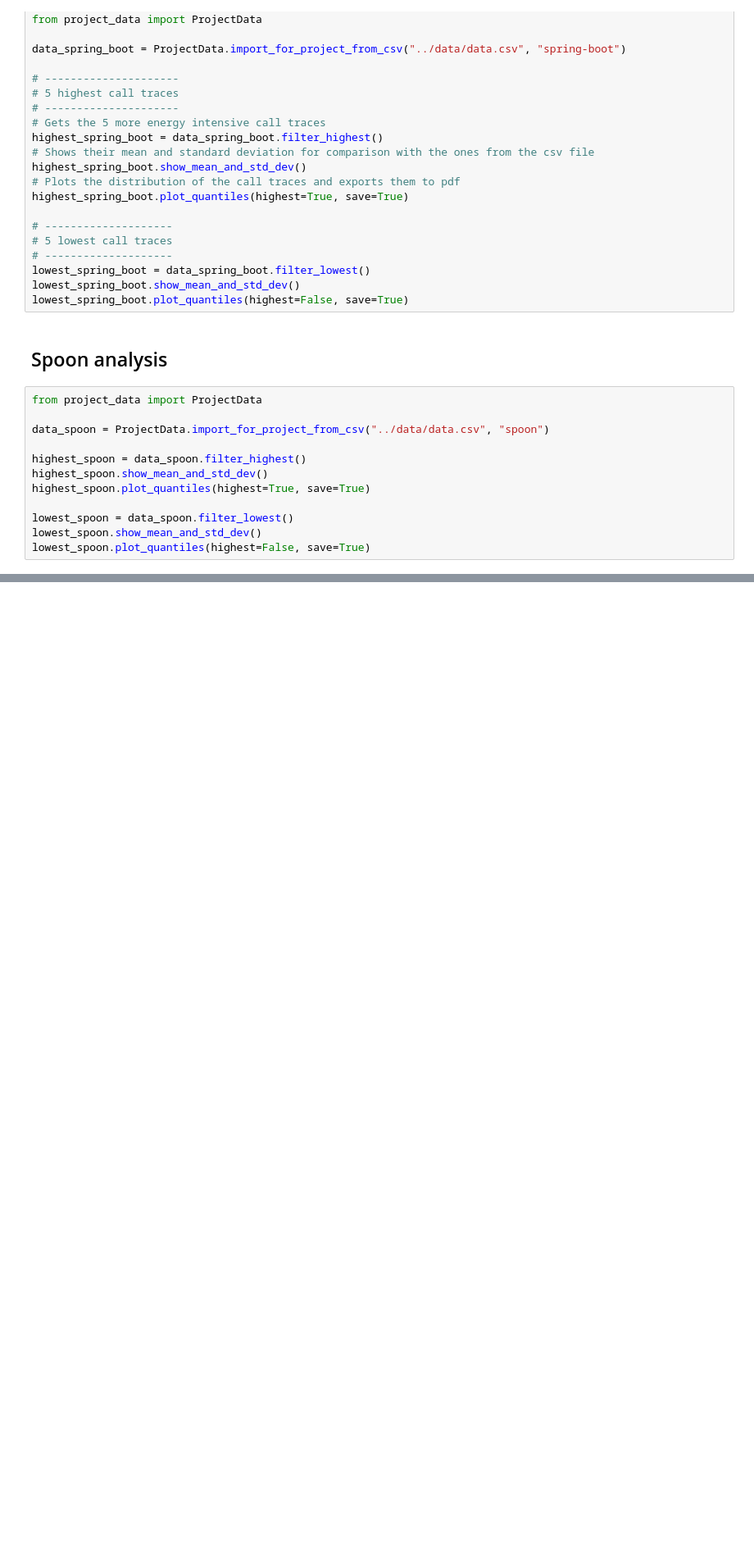
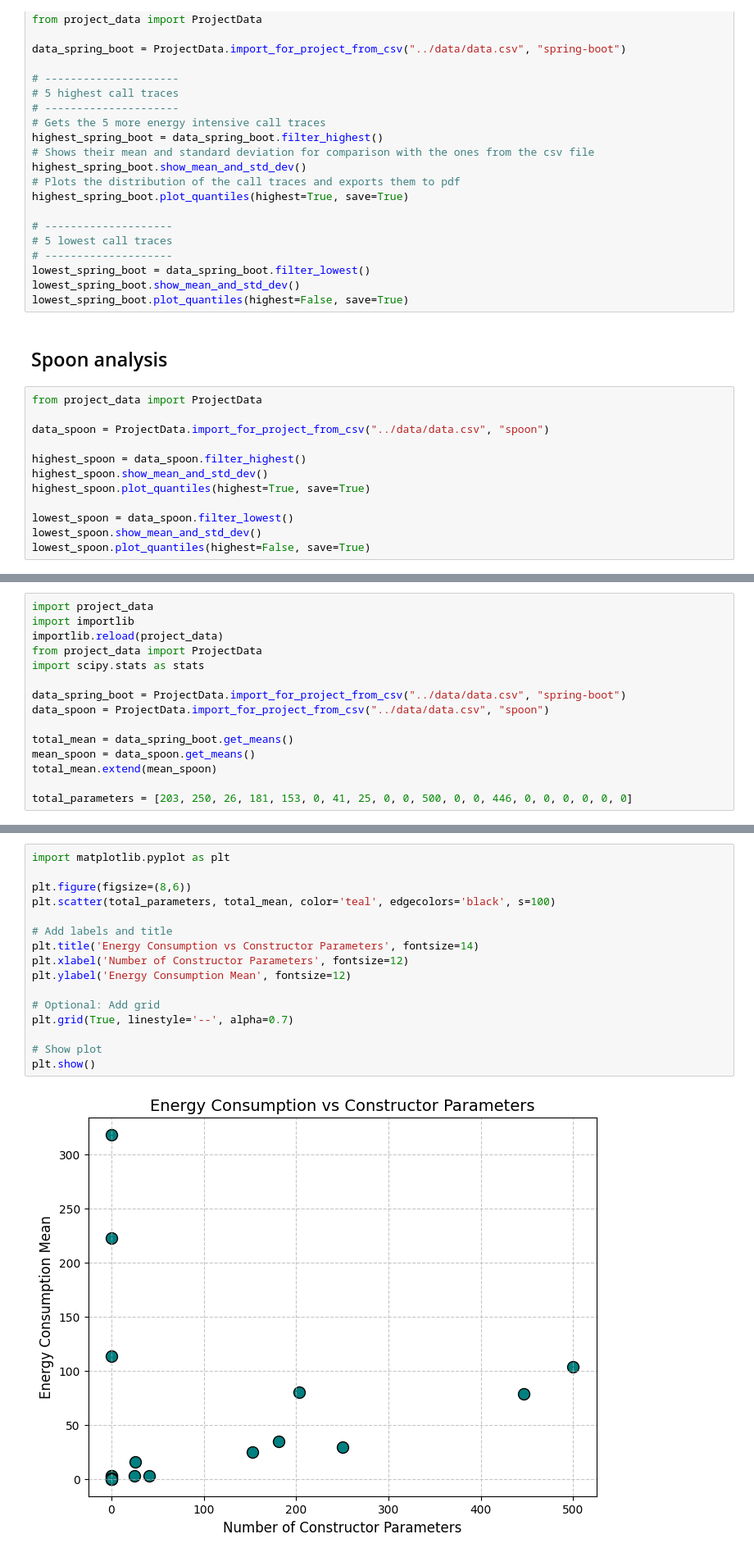
Before and after one commit to JeromeMaquoi/sentinel-notebook, a Jupyter notebook: scripts/analysis.ipynb, the cells around one changed output, grey strips where cells are left out. Shown at 82% size. Cells and saved outputs as stored; diff of their text form; blank space fills up the shorter version.

```diff
--- a/scripts/analysis.ipynb
+++ b/scripts/analysis.ipynb
@@ -40,0 +43,15 @@ lowest_spoon.plot_quantiles(highest=False, save=True)
+# %%
+import project_data
+import importlib
+importlib.reload(project_data)
+from project_data import ProjectData
+import scipy.stats as stats
+
+data_spring_boot = ProjectData.import_for_project_from_csv("../data/data.csv", "spring-boot")
+data_spoon = ProjectData.import_for_project_from_csv("../data/data.csv", "spoon")
+
+total_mean = data_spring_boot.get_means()
+mean_spoon = data_spoon.get_means()
+total_mean.extend(mean_spoon)
+
+total_parameters = [203, 250, 26, 181, 153, 0, 41, 25, 0, 0, 500, 0, 0, 446, 0, 0, 0, 0, 0, 0]
@@ -40,0 +93,18 @@ lowest_spoon.plot_quantiles(highest=False, save=True)
+# %%
+import matplotlib.pyplot as plt
+
+plt.figure(figsize=(8,6))
+plt.scatter(total_parameters, total_mean, color='teal', edgecolors='black', s=100)
+
+# Add labels and title
+plt.title('Energy Consumption vs Constructor Parameters', fontsize=14)
+plt.xlabel('Number of Constructor Parameters', fontsize=12)
+plt.ylabel('Energy Consumption Mean', fontsize=12)
+
+# Optional: Add grid
+plt.grid(True, linestyle='--', alpha=0.7)
+
+# Show plot
+plt.show()
+# %% [output]
+[figure, added]
```
Also changed, not shown: parts of 4 cells of this notebook, 5 other files.
